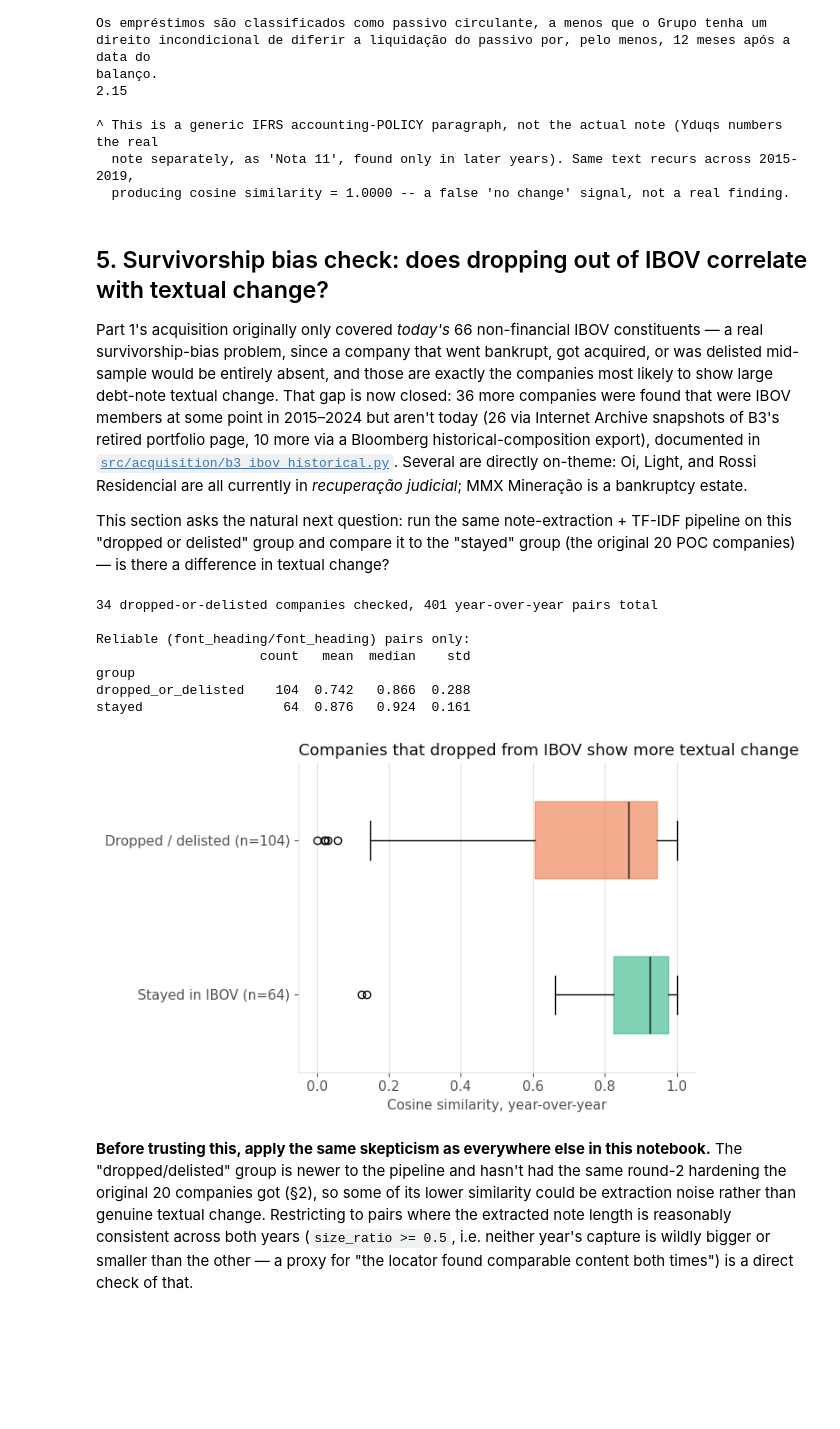
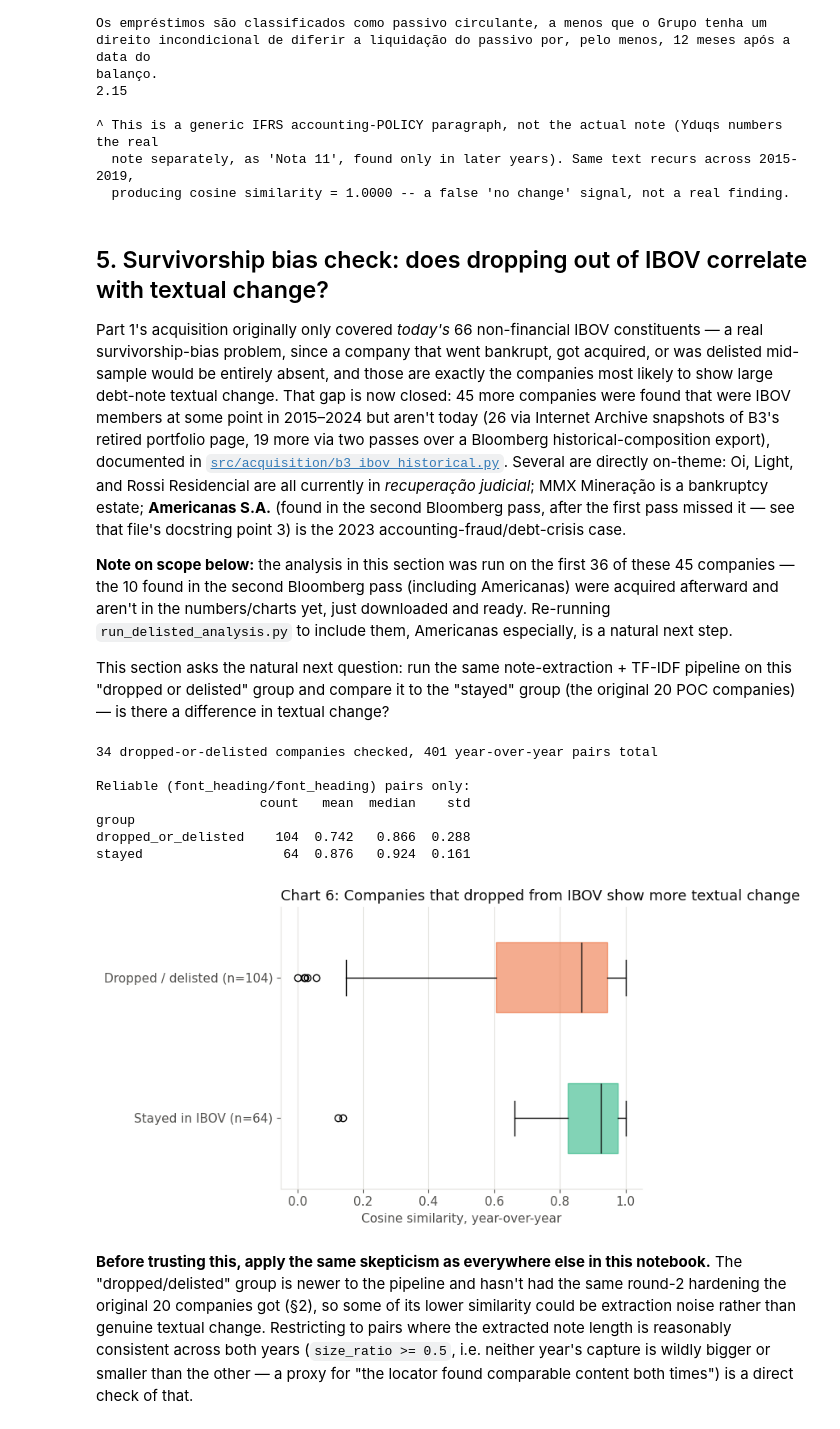
Before and after one commit to Lukijon/Thesis, a Jupyter notebook: notebooks/poc_overview.ipynb, the cells around one changed output. Drawn from its saved outputs; the diff is of its cells as text; code cells hidden in the pictures; blank space fills up the shorter version.

```diff
--- a/notebooks/poc_overview.ipynb
+++ b/notebooks/poc_overview.ipynb
@@ -272,7 +272,9 @@ balanço.
 # %% [markdown]
 ## 5. Survivorship bias check: does dropping out of IBOV correlate with textual change?
 
-Part 1's acquisition originally only covered *today's* 66 non-financial IBOV constituents — a real survivorship-bias problem, since a company that went bankrupt, got acquired, or was delisted mid-sample would be entirely absent, and those are exactly the companies most likely to show large debt-note textual change. That gap is now closed: 36 more companies were found that were IBOV members at some point in 2015–2024 but aren't today (26 via Internet Archive snapshots of B3's retired portfolio page, 10 more via a Bloomberg historical-composition export), documented in [`src/acquisition/b3_ibov_historical.py`](../src/acquisition/b3_ibov_historical.py). Several are directly on-theme: Oi, Light, and Rossi Residencial are all currently in *recuperação judicial*; MMX Mineração is a bankruptcy estate.
+Part 1's acquisition originally only covered *today's* 66 non-financial IBOV constituents — a real survivorship-bias problem, since a company that went bankrupt, got acquired, or was delisted mid-sample would be entirely absent, and those are exactly the companies most likely to show large debt-note textual change. That gap is now closed: 45 more companies were found that were IBOV members at some point in 2015–2024 but aren't today (26 via Internet Archive snapshots of B3's retired portfolio page, 19 more via two passes over a Bloomberg historical-composition export), documented in [`src/acquisition/b3_ibov_historical.py`](../src/acquisition/b3_ibov_historical.py). Several are directly on-theme: Oi, Light, and Rossi Residencial are all currently in *recuperação judicial*; MMX Mineração is a bankruptcy estate; **Americanas S.A.** (found in the second Bloomberg pass, after the first pass missed it — see that file's docstring point 3) is the 2023 accounting-fraud/debt-crisis case.
+
+**Note on scope below:** the analysis in this section was run on the first 36 of these 45 companies — the 10 found in the second Bloomberg pass (including Americanas) were acquired afterward and aren't in the numbers/charts yet, just downloaded and ready. Re-running `run_delisted_analysis.py` to include them, Americanas especially, is a natural next step.
 
 This section asks the natural next question: run the same note-extraction + TF-IDF pipeline on this "dropped or delisted" group and compare it to the "stayed" group (the original 20 POC companies) — is there a difference in textual change?
 # %%
@@ -301,26 +303,26 @@ stayed                  64  0.876   0.924  0.161
 # %%
 # Two groups, one measure -> box plot, fixed categorical order (stayed
 # first, matching every other chart's "reliable/good" -> aqua convention).
 GROUP_ORDER = ["stayed", "dropped_or_delisted"]
 GROUP_LABELS = {"stayed": "Stayed in IBOV", "dropped_or_delisted": "Dropped / delisted"}
 GROUP_COLORS = {"stayed": AQUA, "dropped_or_delisted": ORANGE}
 
 fig, ax = plt.subplots(figsize=(7, 4.5))
 data = [delisted_reliable.loc[delisted_reliable["group"] == g, "cosine_similarity"] for g in GROUP_ORDER]
 bp = ax.boxplot(data, vert=False, widths=0.5, patch_artist=True, medianprops={"color": TEXT_PRIMARY})
 for patch, g in zip(bp["boxes"], GROUP_ORDER):
     patch.set_facecolor(GROUP_COLORS[g])
     patch.set_alpha(0.55)
     patch.set_edgecolor(GROUP_COLORS[g])
 ax.set_yticks([1, 2])
 ax.set_yticklabels([f"{GROUP_LABELS[g]} (n={len(d)})" for g, d in zip(GROUP_ORDER, data)])
 ax.set_xlabel("Cosine similarity, year-over-year")
-ax.set_title("Companies that dropped from IBOV show more textual change", loc="left", fontsize=13, color=TEXT_PRIMARY)
+ax.set_title("Chart 6: Companies that dropped from IBOV show more textual change", loc="left", fontsize=13, color=TEXT_PRIMARY)
 ax.grid(axis="y", visible=False)
 fig.tight_layout()
 plt.show()
 # %% [output]
-[figure, old version]
+[figure, new version]
 # %% [markdown]
 **Before trusting this, apply the same skepticism as everywhere else in this notebook.** The "dropped/delisted" group is newer to the pipeline and hasn't had the same round-2 hardening the original 20 companies got (§2), so some of its lower similarity could be extraction noise rather than genuine textual change. Restricting to pairs where the extracted note length is reasonably consistent across both years (`size_ratio >= 0.5`, i.e. neither year's capture is wildly bigger or smaller than the other — a proxy for "the locator found comparable content both times") is a direct check of that.
 # %%
```
Also changed, not shown: parts of 5 cells of this notebook, 5 other files.
